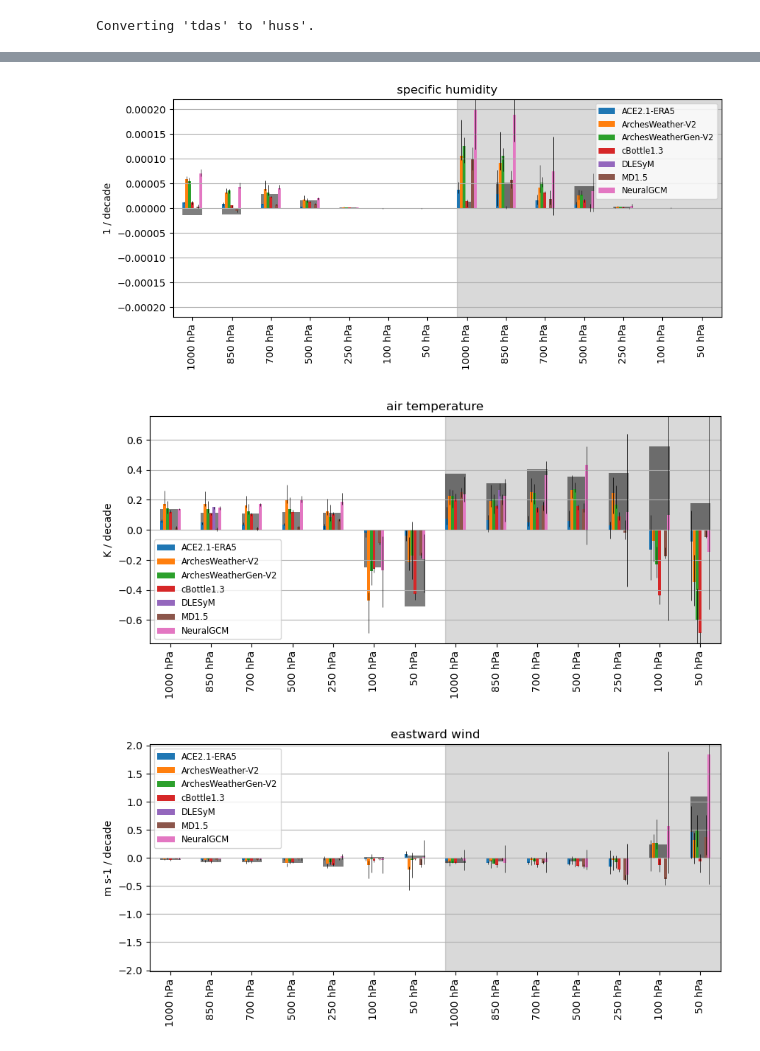
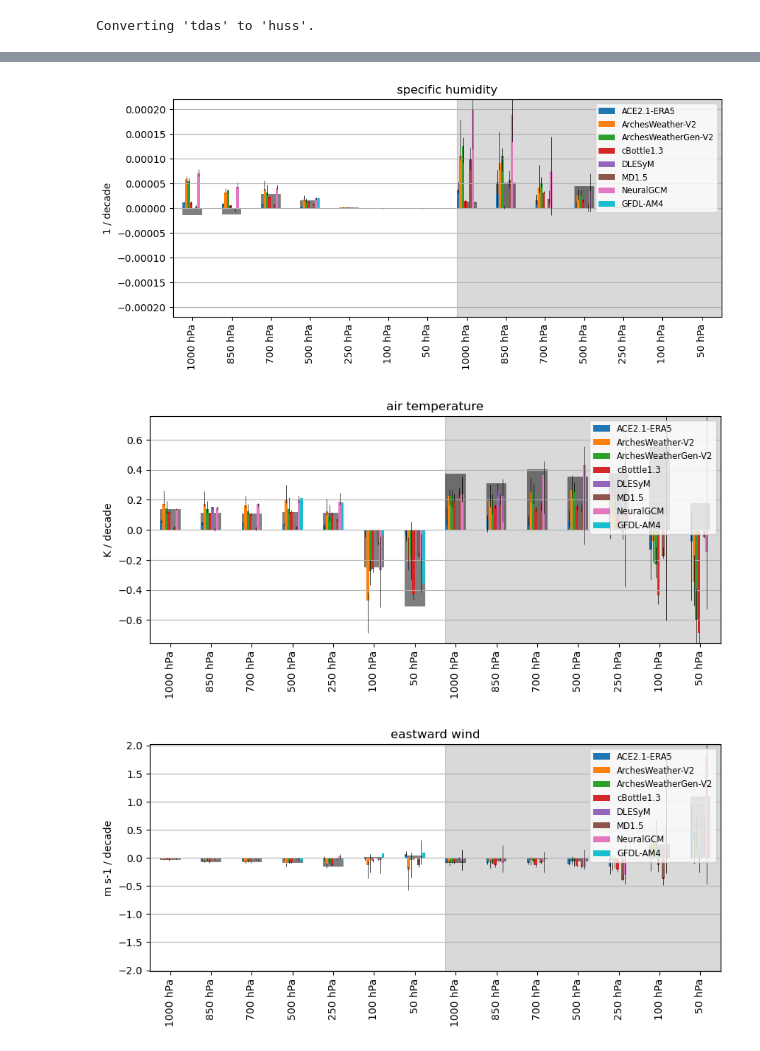
Before and after one commit to ai2cm/AIMIP, a Jupyter notebook: evaluations/2026-02-13-trends.ipynb, the cells around one changed output, grey strips where cells are left out. Cells and saved outputs as stored; diff of their text form; code cells hidden in the pictures.

Commit message:
add GFDL-AM4 as a CMIP6 model reference point

```diff
--- a/evaluations/2026-02-13-trends.ipynb
+++ b/evaluations/2026-02-13-trends.ipynb
@@ -280,6 +316,17 @@ if RESTORE_CACHE:
 # %%
 regridded_global_annual_means = compute_global_mean(regridded_annual_means.drop_sel(experiment_submission='NeuralGCM-HRD'))
 global_annual_mean_era5 = compute_global_mean(annual_mean_era5)
+# %%
+# can't use 1000, 850, 700 hPa height metrics for CMIP6 GFDL-AM4 to compute global means
+# because is masked for topography (unlike ERA5-based datasets that are not)
+
+for var in regridded_global_annual_means.data_vars:
+    if "plev" in regridded_global_annual_means[var].coords:
+        regridded_global_annual_means[var].loc[{'experiment_submission': 'GFDL-AM4'}] = (
+            regridded_global_annual_means[var]
+            .sel(experiment_submission='GFDL-AM4')
+            .where(regridded_global_annual_means.plev <= 5.0e4)
+        )
 # %%
 global_mean_trend_training_no_dlesym = compute_decadal_trend(
     regridded_global_annual_means.drop_sel(experiment_submission='DLESyM'),
@@ -337,7 +384,6 @@ global_mean_trend_era5 = xr.concat(
     dim='time_period',
 ).sel(plev=EVALUATION_PRESSURE_LEVELS)
 # %%
-colors = plt.rcParams['axes.prop_cycle'].by_key()['color']
 pressure_vars = [var for var in regridded_global_annual_means.data_vars if "plev" in regridded_global_annual_means[var].dims]
 for pressure_var in pressure_vars:
     fig, axes = plt.subplots(
@@ -351,7 +397,7 @@ for pressure_var in pressure_vars:
         handles = []
         for i, experiment_submission in enumerate(regridded_global_annual_means.coords["experiment_submission"]):
             h = regridded_global_annual_means[pressure_var].sel(plev=plev, experiment_submission=experiment_submission).plot(
-                ax=ax, hue='realization', color=colors[i], add_legend=False, lw=0.5
+                ax=ax, hue='realization', color=CATEGORICAL_COLORS[i], add_legend=False, lw=0.5
             )
             handles.append(h[0])
         global_annual_mean_era5[pressure_var].sel(plev=plev).plot(ax=ax, color='k', lw=1.5)
@@ -389,7 +435,7 @@ for ax, surface_var in zip(axes.flatten(), surface_vars):
     handles = []
     for i, experiment_submission in enumerate(regridded_global_annual_means.coords["experiment_submission"]):
         h = regridded_global_annual_means[surface_var].sel(experiment_submission=experiment_submission).plot(
-            ax=ax, hue='realization', color=colors[i], add_legend=False, lw=0.5
+            ax=ax, hue='realization', color=CATEGORICAL_COLORS[i], add_legend=False, lw=0.5
         )
         handles.append(h[0])
     if surface_var in global_annual_mean_era5.data_vars:
@@ -420,7 +466,7 @@ fig, ax = plt.subplots(figsize=(8, 6))
 handles = []
 for i, experiment_submission in enumerate(regridded_global_annual_means.coords["experiment_submission"]):
     h = regridded_global_annual_means['tas'].sel(experiment_submission=experiment_submission).plot(
-        ax=ax, hue='realization', color=colors[i], add_legend=False, lw=0.5
+        ax=ax, hue='realization', color=CATEGORICAL_COLORS[i], add_legend=False, lw=0.5
     )
     handles.append(h[0])
     global_annual_mean_era5['tas'].plot(ax=ax, color='k', lw=1.5)
@@ -454,34 +500,34 @@ for pressure_var in pressure_vars:
         trends.max('realization').to_dataframe().unstack(),
     )
     median.plot.bar(
-        ax=ax, legend=False,
+        ax=ax, legend=False, color=CATEGORICAL_COLORS,
         yerr=np.concat([(median - lowest).values.T[:, None, :], (highest - median).values.T[:, None, :]], axis=1),
         capsize=0,
         error_kw=dict(elinewidth=0.5),
     )
     (
         global_mean_trend_era5[pressure_var]
         .to_dataframe()
         .plot.bar(ax=ax, color='k', zorder=-1, legend=False, alpha=0.5)
     )
     ax.legend(trends.experiment_submission.values, fontsize='small')
     ax.grid(axis='y')
     xlim = ax.get_xlim()
     yscale = 1.1 * max([
         np.abs(trends.median('realization')).max().item(),
         np.abs(global_mean_trend_era5[pressure_var]).max().item(),
     ])
     ylim = -yscale, yscale
     ax.fill_between([xlim[1] / 2, xlim[1]], [ylim[0], ylim[0]], [ylim[1], ylim[1]], color='k', alpha=0.15, zorder=-1)
     ax.set_xlim(xlim)
     ax.set_ylim(ylim)
     ax.set_xlabel('')
     ax.set_xticklabels([f"{str(round(ind[1]/100))} hPa" for ind in median.index])
     ax.set_ylabel(f"{regridded_global_annual_means[pressure_var].attrs.get('units', pressure_var)} / decade")
     ax.set_title(f"{regridded_global_annual_means[pressure_var].attrs.get('long_name', pressure_var)}")
     fig.patch.set_alpha(0.0)
     fig.savefig(os.path.join(OUTDIR, f"trend_mean_{pressure_var}.png"), bbox_inches="tight")
 # %% [output]
-[figure, old version]
+[figure, new version]
-[figure, old version]
+[figure, new version]
-[figure, old version]
+[figure, new version]
```
Also changed, not shown: parts of 15 cells of this notebook, 1 other file.
